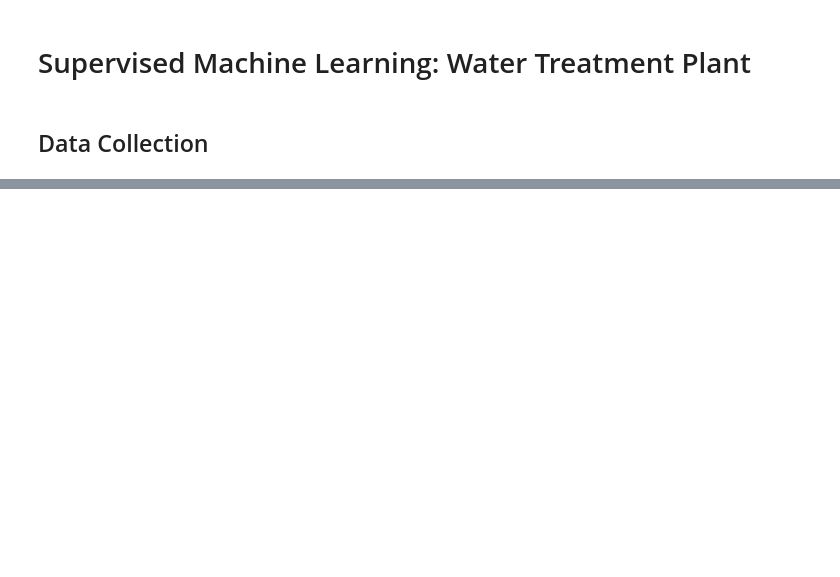
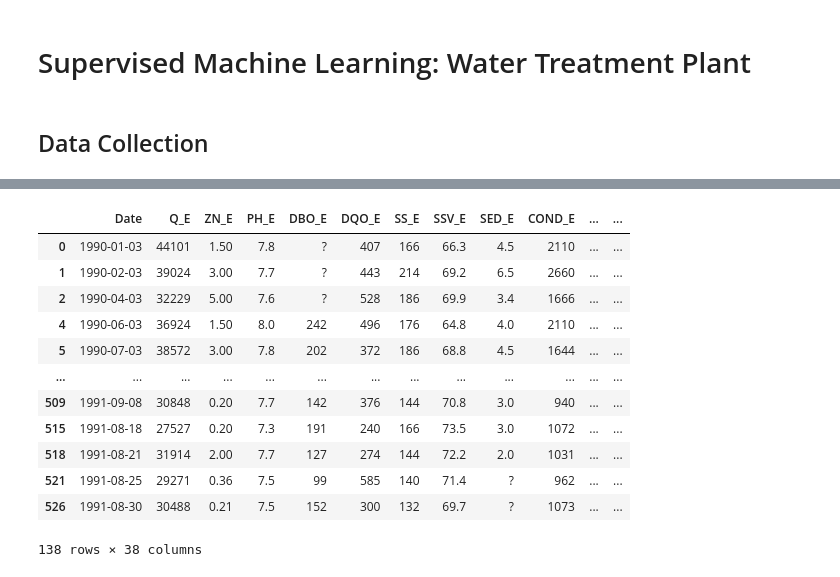
Before and after one commit to nclee17/Drugs, a Jupyter notebook: Supervised Learning.ipynb, the cells around one changed output, grey strips where cells are left out. Cells and saved outputs as stored; diff of their text form; code cells hidden in the pictures; blank space fills up the shorter version.

```diff
--- a/Supervised Learning.ipynb
+++ b/Supervised Learning.ipynb
@@ -70,0 +105,4 @@ df.head()
+# %%
+df.Date=df.Date.str.strip(r"D-")
+# %%
+df.Date=pd.to_datetime(df.Date)
@@ -70,0 +131,18 @@ df.head()
+# %%
+test=df.drop(columns="RD_DBO_P")
+# %%
+test[(test=="?").sum(axis=1)>0]
+# %% [output]
+|  | Date | Q_E | ZN_E | PH_E | DBO_E | DQO_E | SS_E | SSV_E | SED_E | COND_E | ... | ... |
+| 0 | 1990-01-03 | 44101 | 1.50 | 7.8 | ? | 407 | 166 | 66.3 | 4.5 | 2110 | ... | ... |
+| 1 | 1990-02-03 | 39024 | 3.00 | 7.7 | ? | 443 | 214 | 69.2 | 6.5 | 2660 | ... | ... |
+| 2 | 1990-04-03 | 32229 | 5.00 | 7.6 | ? | 528 | 186 | 69.9 | 3.4 | 1666 | ... | ... |
+| 4 | 1990-06-03 | 36924 | 1.50 | 8.0 | 242 | 496 | 176 | 64.8 | 4.0 | 2110 | ... | ... |
+| 5 | 1990-07-03 | 38572 | 3.00 | 7.8 | 202 | 372 | 186 | 68.8 | 4.5 | 1644 | ... | ... |
+| ... | ... | ... | ... | ... | ... | ... | ... | ... | ... | ... | ... | ... |
+| 509 | 1991-09-08 | 30848 | 0.20 | 7.7 | 142 | 376 | 144 | 70.8 | 3.0 | 940 | ... | ... |
+| 515 | 1991-08-18 | 27527 | 0.20 | 7.3 | 191 | 240 | 166 | 73.5 | 3.0 | 1072 | ... | ... |
+| 518 | 1991-08-21 | 31914 | 2.00 | 7.7 | 127 | 274 | 144 | 72.2 | 2.0 | 1031 | ... | ... |
+| 521 | 1991-08-25 | 29271 | 0.36 | 7.5 | 99 | 585 | 140 | 71.4 | ? | 962 | ... | ... |
+| 526 | 1991-08-30 | 30488 | 0.21 | 7.5 | 152 | 300 | 132 | 69.7 | ? | 1073 | ... | ... |
+138 rows × 38 columns
```
Also changed, not shown: parts of 10 cells of this notebook.
